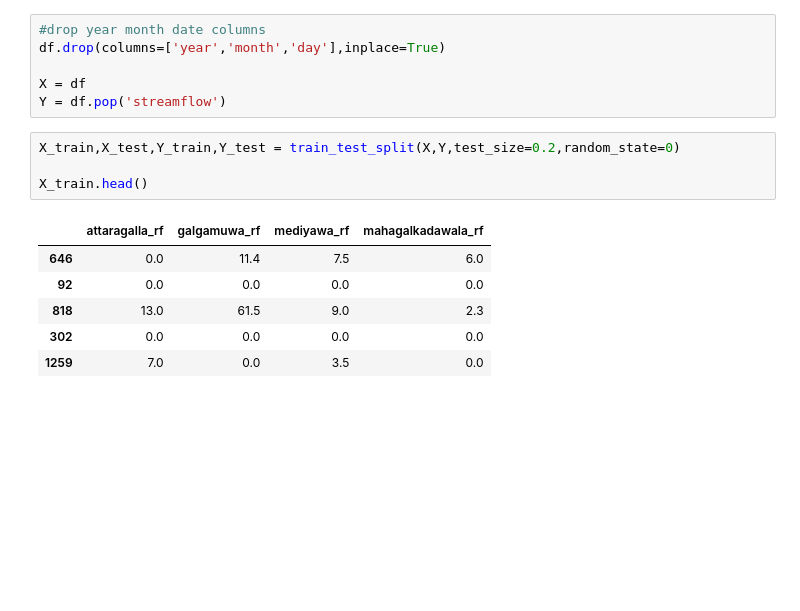
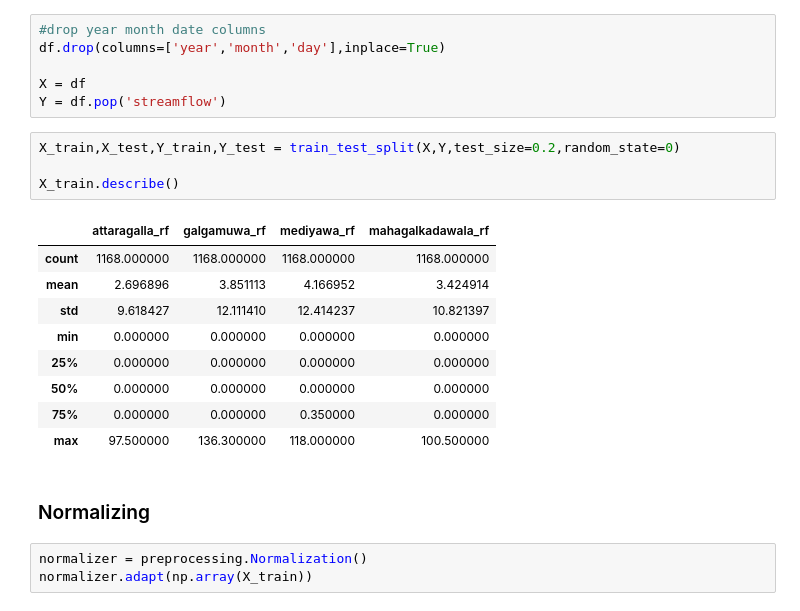
Before and after one commit to cepdnaclk/e17-6sp-Flood-Forecasting-System, a Jupyter notebook: ML/ML_LR.ipynb, the cells around one changed output. Cells and saved outputs as stored; diff of their text form; blank space fills up the shorter version.

```diff
--- a/ML/ML_LR.ipynb
+++ b/ML/ML_LR.ipynb
@@ -70,11 +74,19 @@ Y = df.pop('streamflow')
 # %%
 X_train,X_test,Y_train,Y_test = train_test_split(X,Y,test_size=0.2,random_state=0)
 
-X_train.head()
+X_train.describe()
 # %% [output]
 |  | attaragalla_rf | galgamuwa_rf | mediyawa_rf | mahagalkadawala_rf |
-| 646 | 0.0 | 11.4 | 7.5 | 6.0 |
-| 92 | 0.0 | 0.0 | 0.0 | 0.0 |
-| 818 | 13.0 | 61.5 | 9.0 | 2.3 |
-| 302 | 0.0 | 0.0 | 0.0 | 0.0 |
-| 1259 | 7.0 | 0.0 | 3.5 | 0.0 |
+| count | 1168.000000 | 1168.000000 | 1168.000000 | 1168.000000 |
+| mean | 2.696896 | 3.851113 | 4.166952 | 3.424914 |
+| std | 9.618427 | 12.111410 | 12.414237 | 10.821397 |
+| min | 0.000000 | 0.000000 | 0.000000 | 0.000000 |
+| 25% | 0.000000 | 0.000000 | 0.000000 | 0.000000 |
+| 50% | 0.000000 | 0.000000 | 0.000000 | 0.000000 |
+| 75% | 0.000000 | 0.000000 | 0.350000 | 0.000000 |
+| max | 97.500000 | 136.300000 | 118.000000 | 100.500000 |
+# %% [markdown]
+### Normalizing
+# %%
+normalizer = preprocessing.Normalization()
+normalizer.adapt(np.array(X_train))
```
Also changed, not shown: parts of 8 cells of this notebook.
